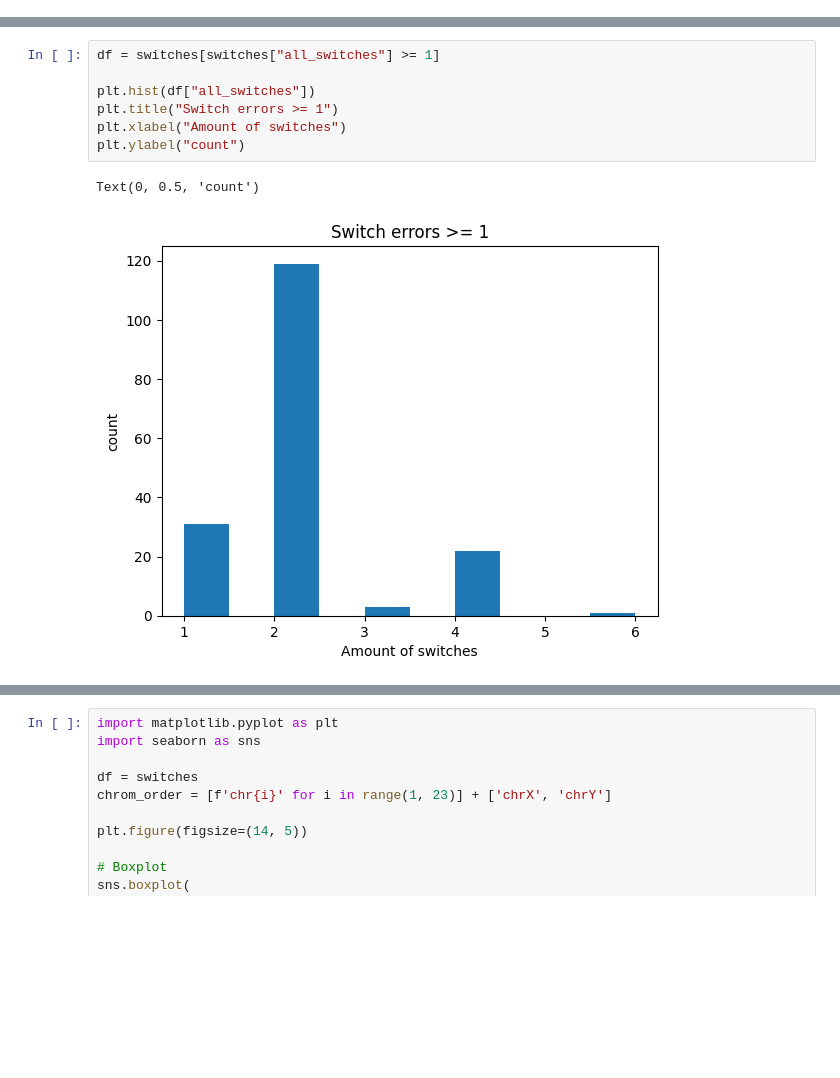
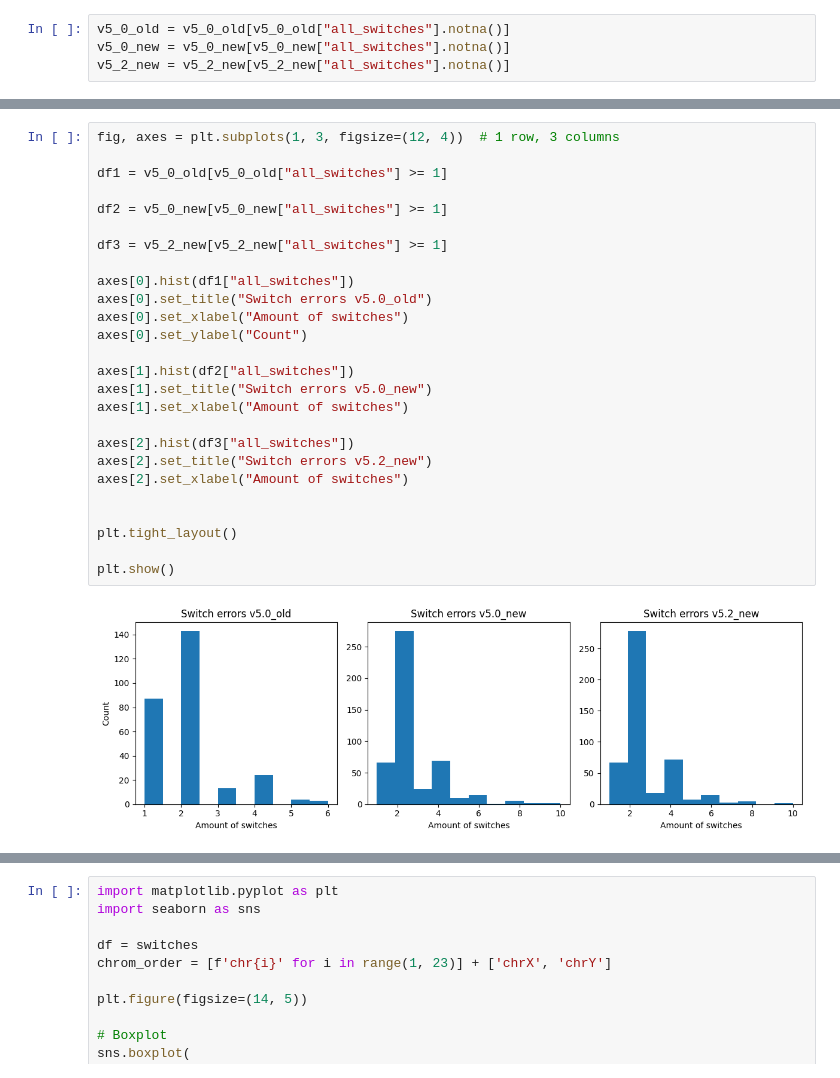
Before and after one commit to Gwenvdsluis/Non-targeted_NIPD_for_monogenic_disease_using_long-read_seq, a Jupyter notebook: VISUALISE_OMIM.ipynb, the cells around one changed output, grey strips where cells are left out. Cells and saved outputs as stored; diff of their text form; blank space fills up the shorter version.

```diff
--- a/VISUALISE_OMIM.ipynb
+++ b/VISUALISE_OMIM.ipynb
@@ -32,0 +242,4 @@ max(switches["all_switches"])
+# %%
+v5_0_old = v5_0_old[v5_0_old["all_switches"].notna()]
+v5_0_new = v5_0_new[v5_0_new["all_switches"].notna()]
+v5_2_new = v5_2_new[v5_2_new["all_switches"].notna()]
@@ -41,10 +281,28 @@ Text(0, 0.5, 'count')
 # %%
-df = switches[switches["all_switches"] >= 1]
+fig, axes = plt.subplots(1, 3, figsize=(12, 4))  # 1 row, 3 columns
 
-plt.hist(df["all_switches"])
-plt.title("Switch errors >= 1")
-plt.xlabel("Amount of switches")
-plt.ylabel("count")
+df1 = v5_0_old[v5_0_old["all_switches"] >= 1]
+
+df2 = v5_0_new[v5_0_new["all_switches"] >= 1]
+
+df3 = v5_2_new[v5_2_new["all_switches"] >= 1]
+
+axes[0].hist(df1["all_switches"])
+axes[0].set_title("Switch errors v5.0_old")
+axes[0].set_xlabel("Amount of switches")
+axes[0].set_ylabel("Count")
+
+axes[1].hist(df2["all_switches"])
+axes[1].set_title("Switch errors v5.0_new")
+axes[1].set_xlabel("Amount of switches")
+
+axes[2].hist(df3["all_switches"])
+axes[2].set_title("Switch errors v5.2_new")
+axes[2].set_xlabel("Amount of switches")
+
+
+plt.tight_layout()
+
+plt.show()
 # %% [output]
-Text(0, 0.5, 'count')
-[figure, old version]
+[figure, new version]
```
Also changed, not shown: parts of 20 cells of this notebook, 5 other files.
